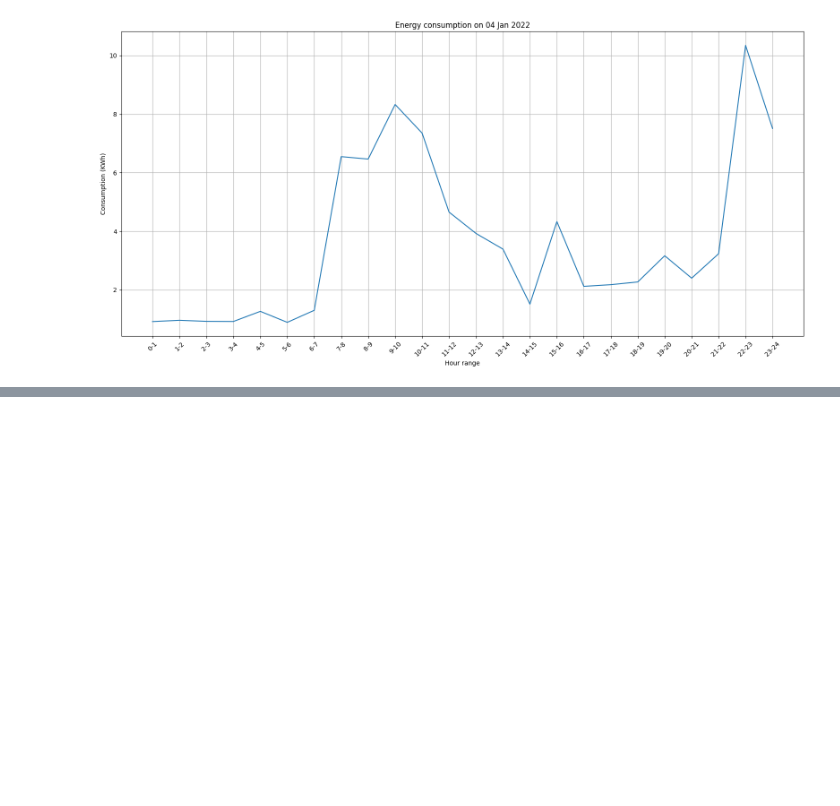
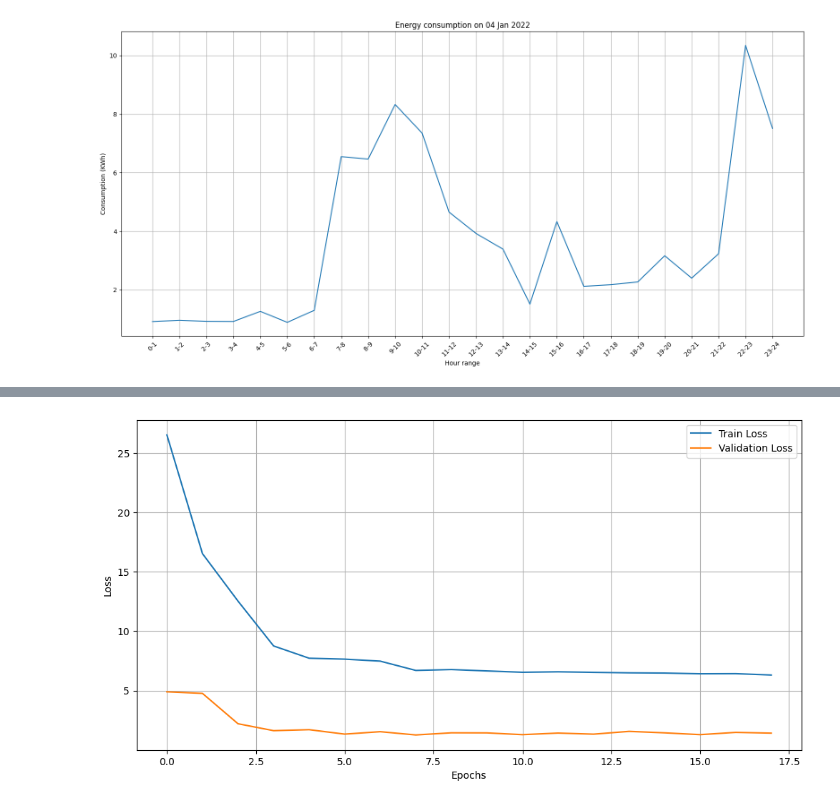
Before and after one commit to SziZsolt/energy_consumption_forecasting, a Jupyter notebook: main.ipynb, the cells around one changed output, grey strips where cells are left out. Cells and saved outputs as stored; diff of their text form; code cells hidden in the pictures; blank space fills up the shorter version.

```diff
--- a/main.ipynb
+++ b/main.ipynb
@@ -159,0 +213,11 @@ df
+# %%
+class LSTMModel(nn.Module):
+    def __init__(self, in_features: int, hidden_features: int, out_features: int, num_layers: int, dropout: float):
+        super().__init__()
+        self.lstm = nn.LSTM(in_features, hidden_features, num_layers=num_layers, dropout=dropout, batch_first=True)
+        self.linear = nn.Linear(hidden_features, out_features)
+
+    def forward(self, x: torch.Tensor):
+        out, _ = self.lstm(x) # (seq_length, hidden_features)
+        out = self.linear(out) # (seq_length, out_features)
+        return out
@@ -159,0 +233,2 @@ df
+# %%
+train_loader = DataLoader(TensorDataset(X_train, y_train), shuffle=True, batch_size=8)
@@ -159,0 +294,11 @@ df
+# %%
+plt.figure(figsize=(12,6))
+plt.plot(losses, label='Train Loss')
+plt.plot(val_losses, label='Validation Loss')
+plt.legend()
+plt.grid()
+plt.xlabel('Epochs')
+plt.ylabel('Loss')
+plt.show()
+# %% [output]
+[figure, added]
```
Also changed, not shown: parts of 28 cells of this notebook.
